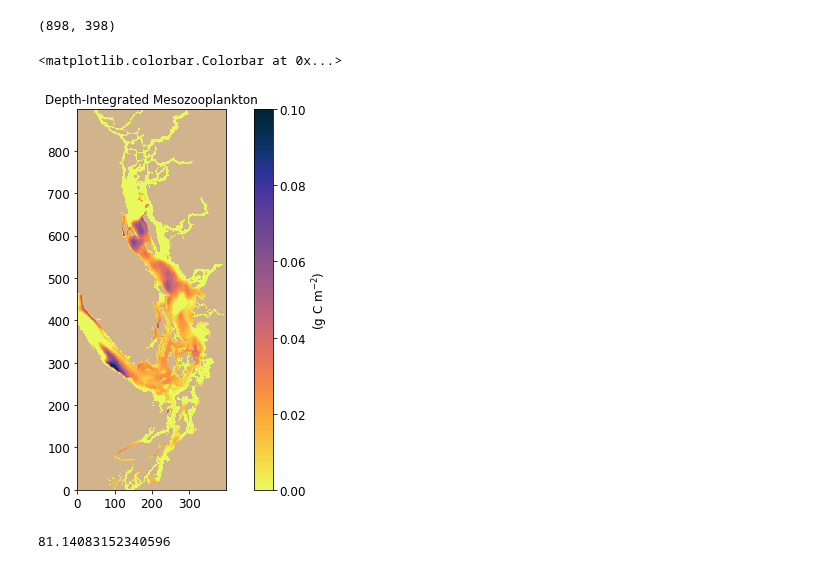
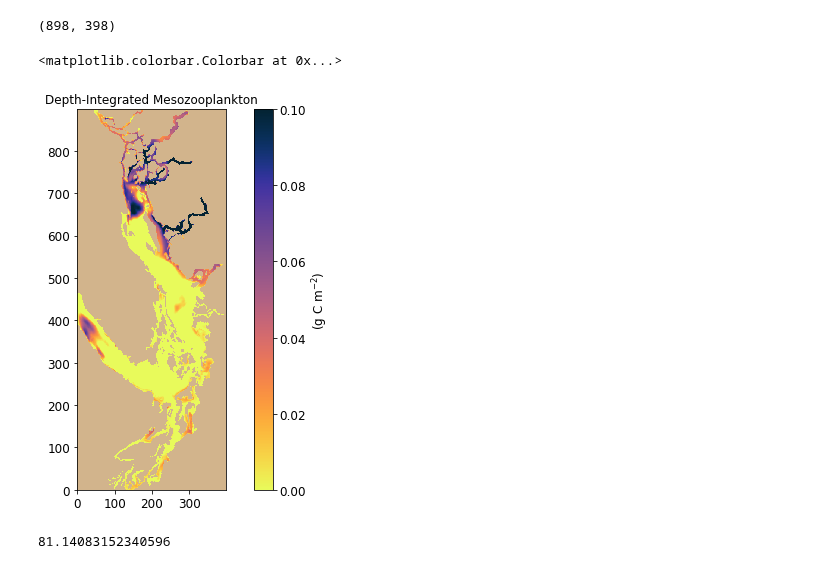
Before and after one commit to SalishSeaCast/analysis-karyn, a Jupyter notebook: notebooks/NPGO/Compare1905runs_MesozoopBiomass_NPGO.ipynb, the cells around one changed output. Saved outputs shown, nothing was run; the diff lists cells and outputs as text; code cells hidden in the pictures.

```diff
--- a/notebooks/NPGO/Compare1905runs_MesozoopBiomass_NPGO.ipynb
+++ b/notebooks/NPGO/Compare1905runs_MesozoopBiomass_NPGO.ipynb
@@ -104,24 +104,24 @@ variables = ['mesozooplankton']
 # %%
 ##### with pcolormesh: no smoothing
 cmap0=cmocean.cm.balance
 cmap0.set_bad('tan')
 vmin=0
 vmax=.1
 cmap1=cmocean.cm.thermal_r
 cmap1.set_bad('tan')
 il=100
 
 fig,ax=plt.subplots(1,1,figsize=(10,7))
 #fig.suptitle('Annual Anomalies Mesozoop Feeding on Diatoms', fontsize=16)
-m0=ax.pcolormesh(np.ma.masked_where(tmask==0,((((aggregates['mesozooplankton']['mean'])-(aggregates2['mesozooplankton']['mean']))*5.7*12/1000))),cmap=cmap1,vmin=vmin,vmax=vmax)
+m0=ax.pcolormesh(np.ma.masked_where(tmask==0,((((aggregates2['mesozooplankton']['mean'])-(aggregates['mesozooplankton']['mean']))*5.7*12/1000))),cmap=cmap1,vmin=vmin,vmax=vmax)
 viz_tools.set_aspect(ax,coords='grid')
 ax.set_title('Depth-Integrated Mesozooplankton')
 #ax.yaxis.set_visible(False)
 #ax.xaxis.set_visible(False)
 fig.colorbar(m0,ax=ax,label='(g C m$^{-2}$)')
 # %% [output]
 <matplotlib.colorbar.Colorbar at 0x...>
-[figure, old version]
+[figure, new version]
 # %%
 np.nanmax(aggregates['mesozooplankton']['mean'])
 # %% [output]
```
Also changed, not shown: 1 other file.
